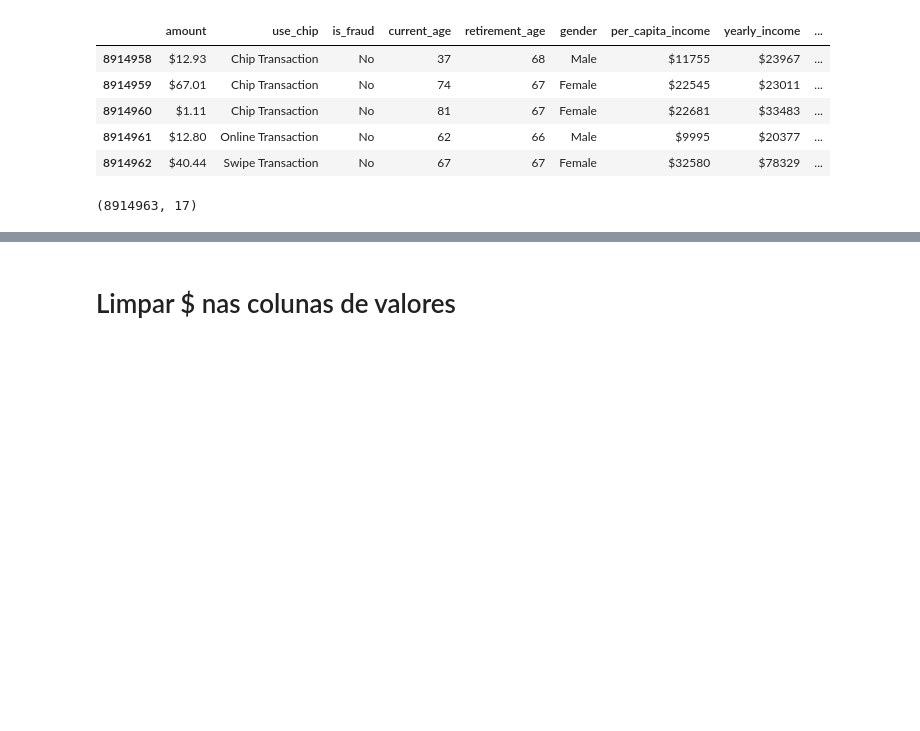
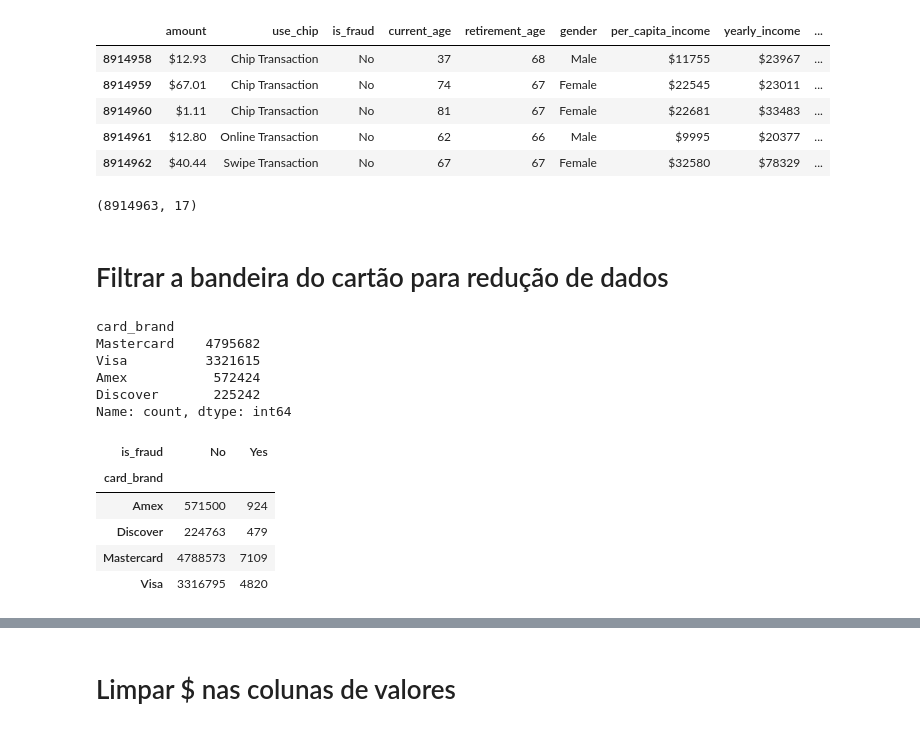
Before and after one commit to thiago2608santana/trees-ensembles, a Jupyter notebook: main.ipynb, the cells around one changed output, grey strips where cells are left out. Drawn from its saved outputs; the diff is of its cells as text; code cells hidden in the pictures; blank space fills up the shorter version.

```diff
--- a/main.ipynb
+++ b/main.ipynb
@@ -253,3 +257,23 @@ df.tail()
 df.shape
 # %% [output]
 (8914963, 17)
+# %% [markdown]
+# Filtrar a bandeira do cartão para redução de dados
+# %%
+df['card_brand'].value_counts()
+# %% [output]
+card_brand
+Mastercard    4795682
+Visa          3321615
+Amex           572424
+Discover       225242
+Name: count, dtype: int64
+# %%
+df[['card_brand', 'is_fraud']].groupby('card_brand').value_counts().unstack(fill_value=0)
+# %% [output]
+| is_fraud | No | Yes |
+| card_brand |  |  |
+| Amex | 571500 | 924 |
+| Discover | 224763 | 479 |
+| Mastercard | 4788573 | 7109 |
+| Visa | 3316795 | 4820 |
```
Also changed, not shown: parts of 14 cells of this notebook.
